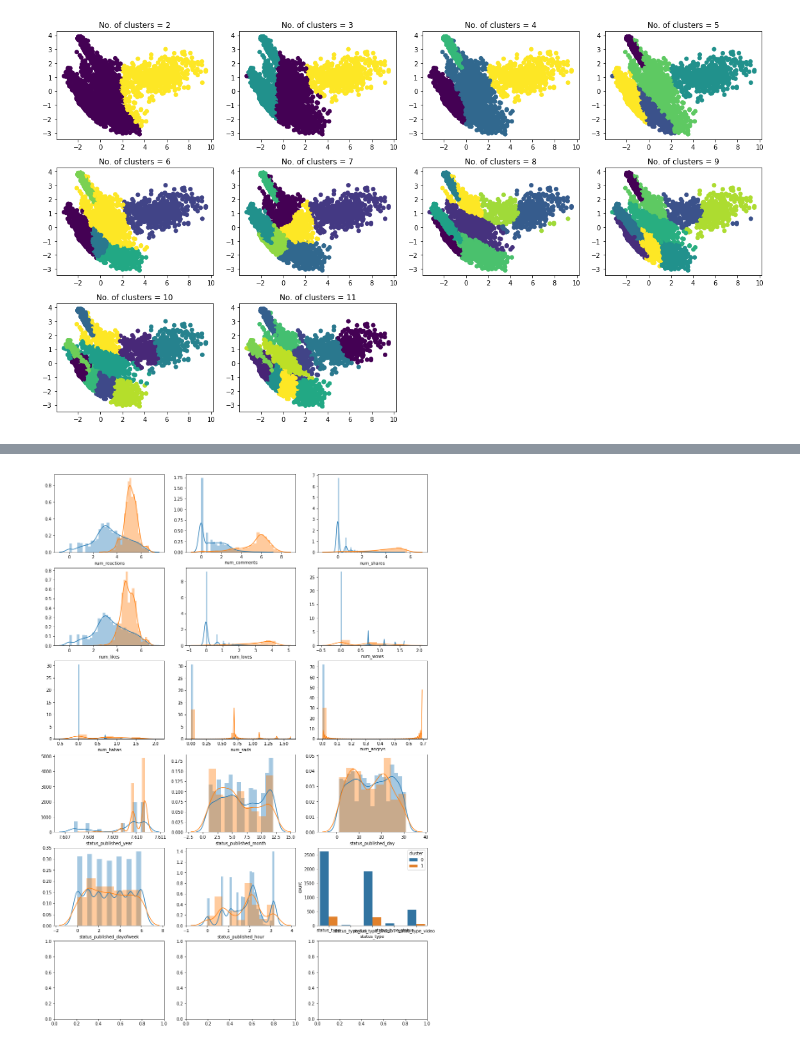
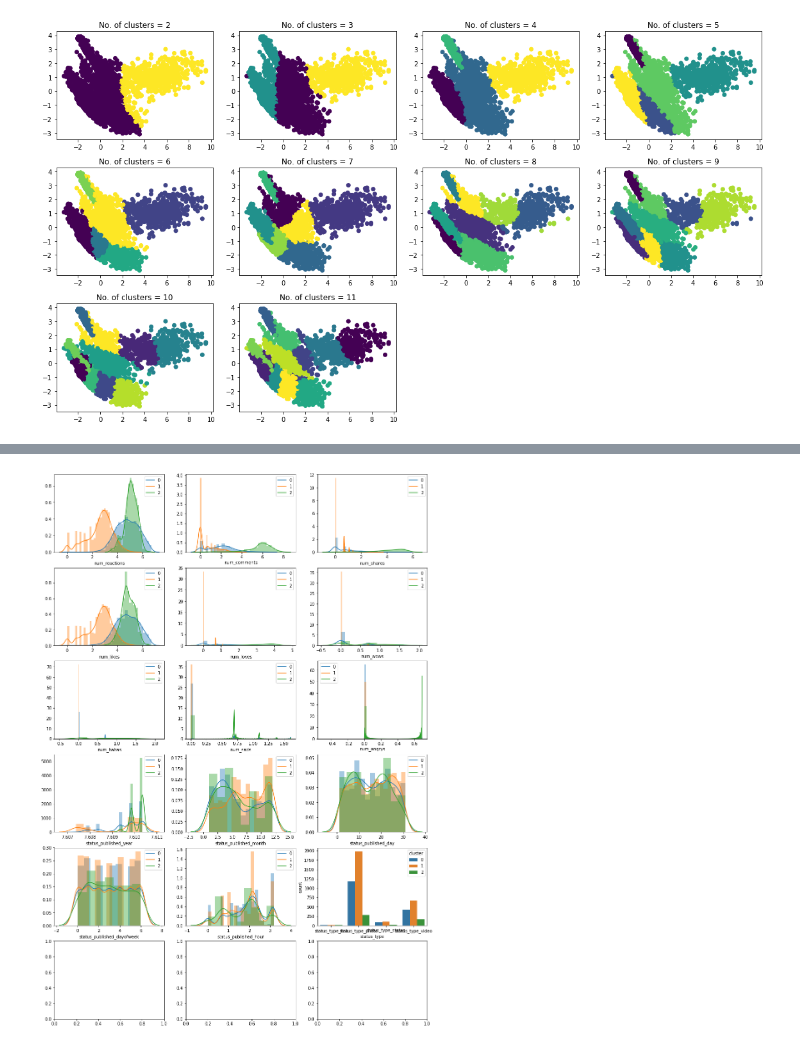
Before and after one commit to ng-kode/facebook_live, a Jupyter notebook: Automated EDA YMDh Approach.ipynb, the cells around one changed output, grey strips where cells are left out. Saved outputs shown, nothing was run; the diff lists cells and outputs as text; code cells hidden in the pictures.

Commit message:
Explore each cluster refactored

```diff
--- a/Automated EDA YMDh Approach.ipynb
+++ b/Automated EDA YMDh Approach.ipynb
@@ -625,38 +613,47 @@ def reverse_dummies(cat_df):
     x = cat_df.stack()
     return pd.Series(pd.Categorical(x[x!=0].index.get_level_values(1)))
 # %%
-n_clusters = 2
+n_clusters = 3
+df_cluster = explore_each_cluster(gm_models[n_clusters - 2])
 cols = raw_df.columns
 ncols = min(len(cols), 3)
 nrows = math.ceil(len(cols) / ncols)
 
 fig, axes = plt.subplots(nrows, ncols, figsize=(16, nrows * 4))
+
 
 def get_ax(axes, feat_count):
     if ncols == 1 and nrows == 1:
         return axes
     elif ncols == 1 or nrows == 1:
         return axes[feat_count]
     else:
         return axes[int(feat_count / ncols), feat_count % ncols]
 
+
 feat_count = 0
 
-for i, col in enumerate(df_cluster_2.columns):
+for i, col in enumerate(df_cluster.columns):
     if col not in numerical_cols:
         continue
     else:
         for cluster in range(0, n_clusters):
-            sns.distplot(df_cluster_2[df_cluster_2['cluster'] == cluster][col], ax=get_ax(axes, feat_count))
+            sns.distplot(
+                df_cluster[df_cluster['cluster'] == cluster][col],
+                ax=get_ax(axes, feat_count),
+                kde_kws={"label": str(cluster)},
+            )
         feat_count += 1
 
 for col in cat_cols:
     separator = ''
-    dummies_cols = [dcol for dcol in df_cluster_2.columns if dcol.startswith(col + separator)]
-    tmp_series = reverse_dummies(df_cluster_2[dummies_cols])
-    df_cluster_2[col] = tmp_series
+    dummies_cols = [
+        dcol for dcol in df_cluster.columns if dcol.startswith(col + separator)]
+    tmp_series = reverse_dummies(df_cluster[dummies_cols])
+    df_cluster[col] = tmp_series
 
-    sns.countplot(x=col, data=df_cluster_2, hue='cluster', ax=get_ax(axes, feat_count))
+    sns.countplot(x=col, data=df_cluster, hue='cluster',
+                  ax=get_ax(axes, feat_count))
     feat_count += 1
 # %% [output]
-[figure, old version]
+[figure, new version]
```
Also changed, not shown: parts of 1 cell of this notebook.
